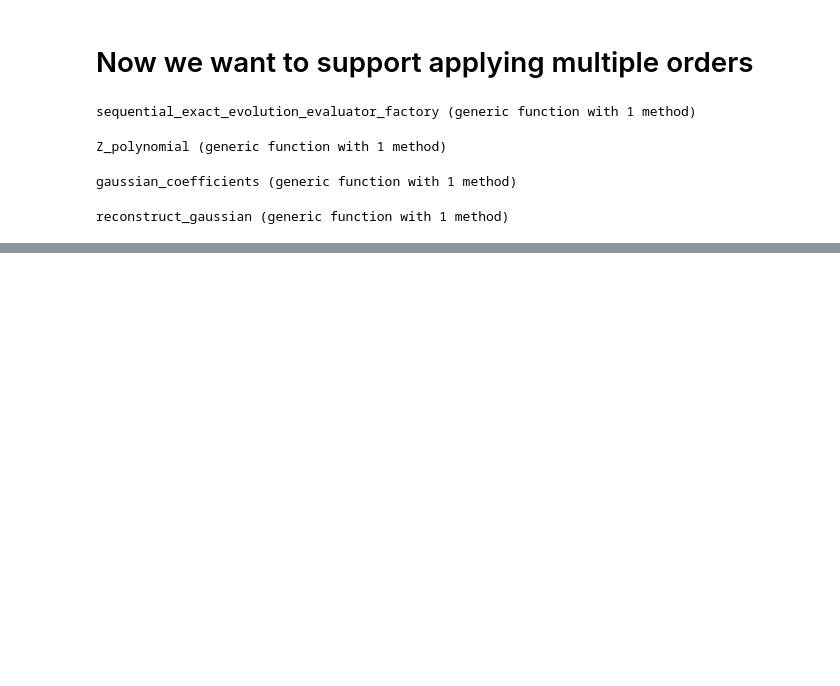
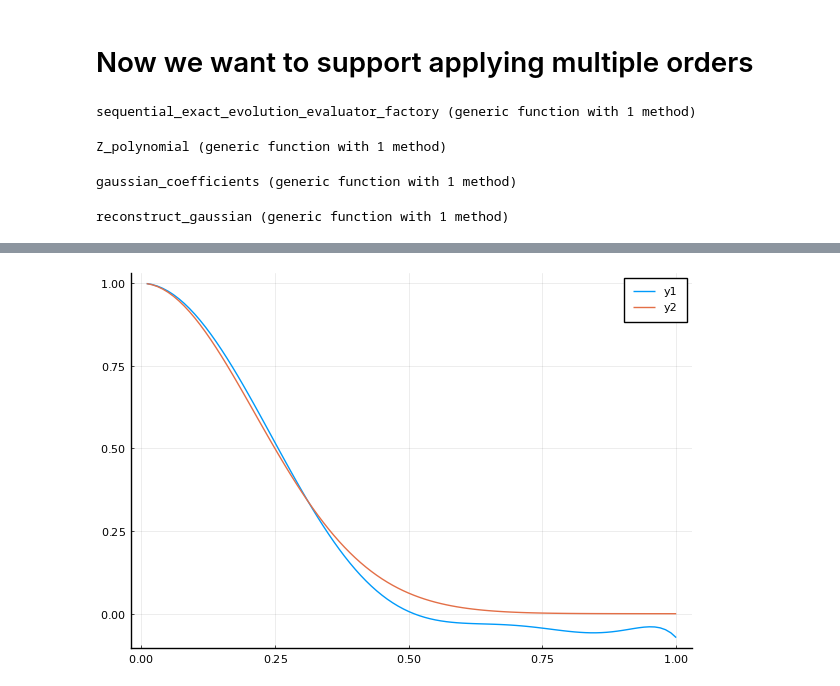
Before and after one commit to ampolloreno/single_site_addressability, a Jupyter notebook: Gaussian Pattern Across Disk.ipynb, the cells around one changed output, grey strips where cells are left out. Drawn from its saved outputs; the diff is of its cells as text; code cells hidden in the pictures; blank space fills up the shorter version.

```diff
--- a/Gaussian Pattern Across Disk.ipynb
+++ b/Gaussian Pattern Across Disk.ipynb
@@ -331,0 +381,6 @@ plot(heatmap(plot_across_unit_disk(infidelity_across_disk(gaussian_spin_profile,
+# %%
+max_n = 10
+ys = [reconstruct_gaussian(ρ, σ, max_n) for ρ in ρs];
+plot(ρs, [ys, target])
+# %% [output]
+[figure, added]
```
Also changed, not shown: parts of 22 cells of this notebook.
